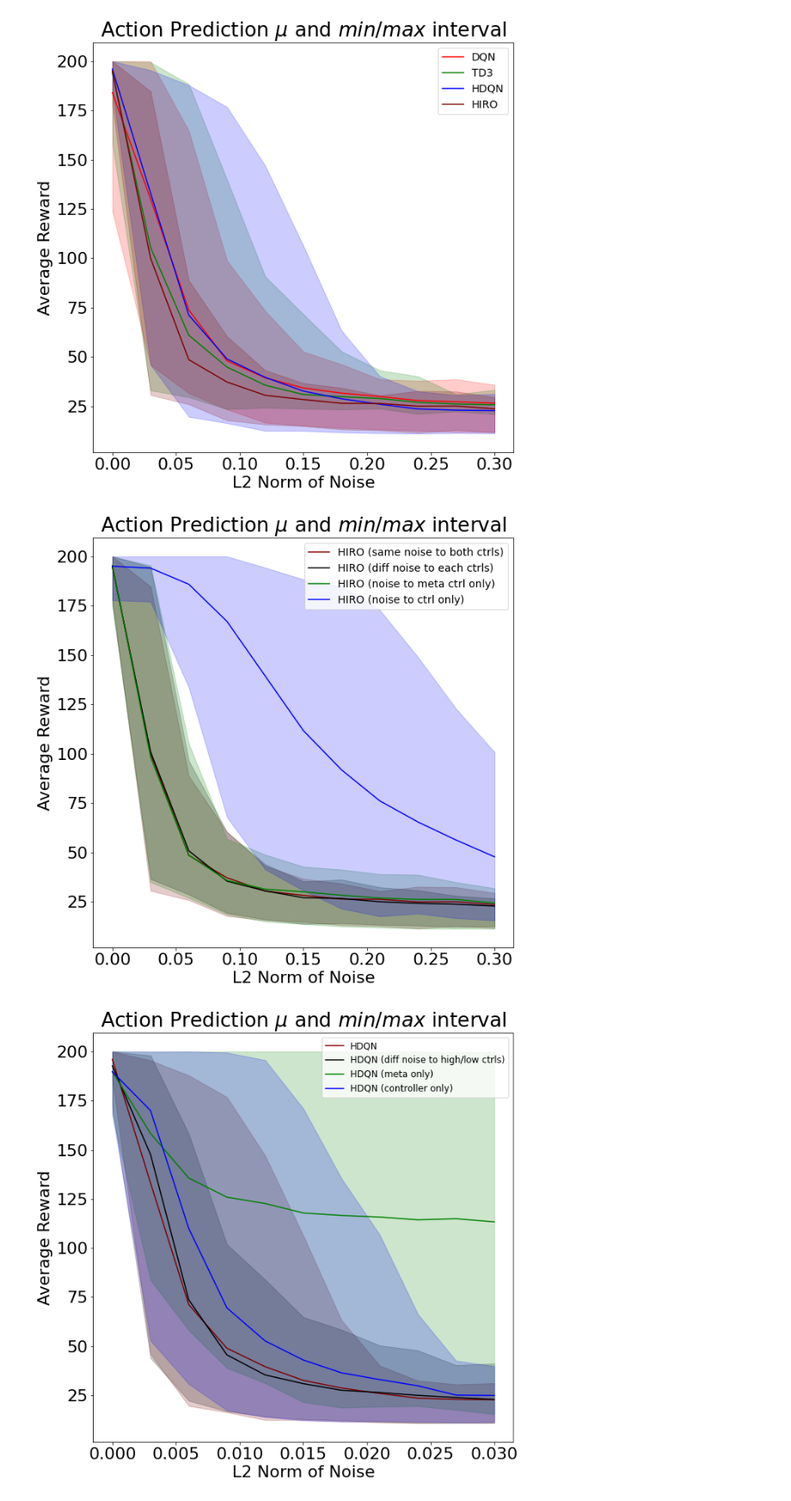
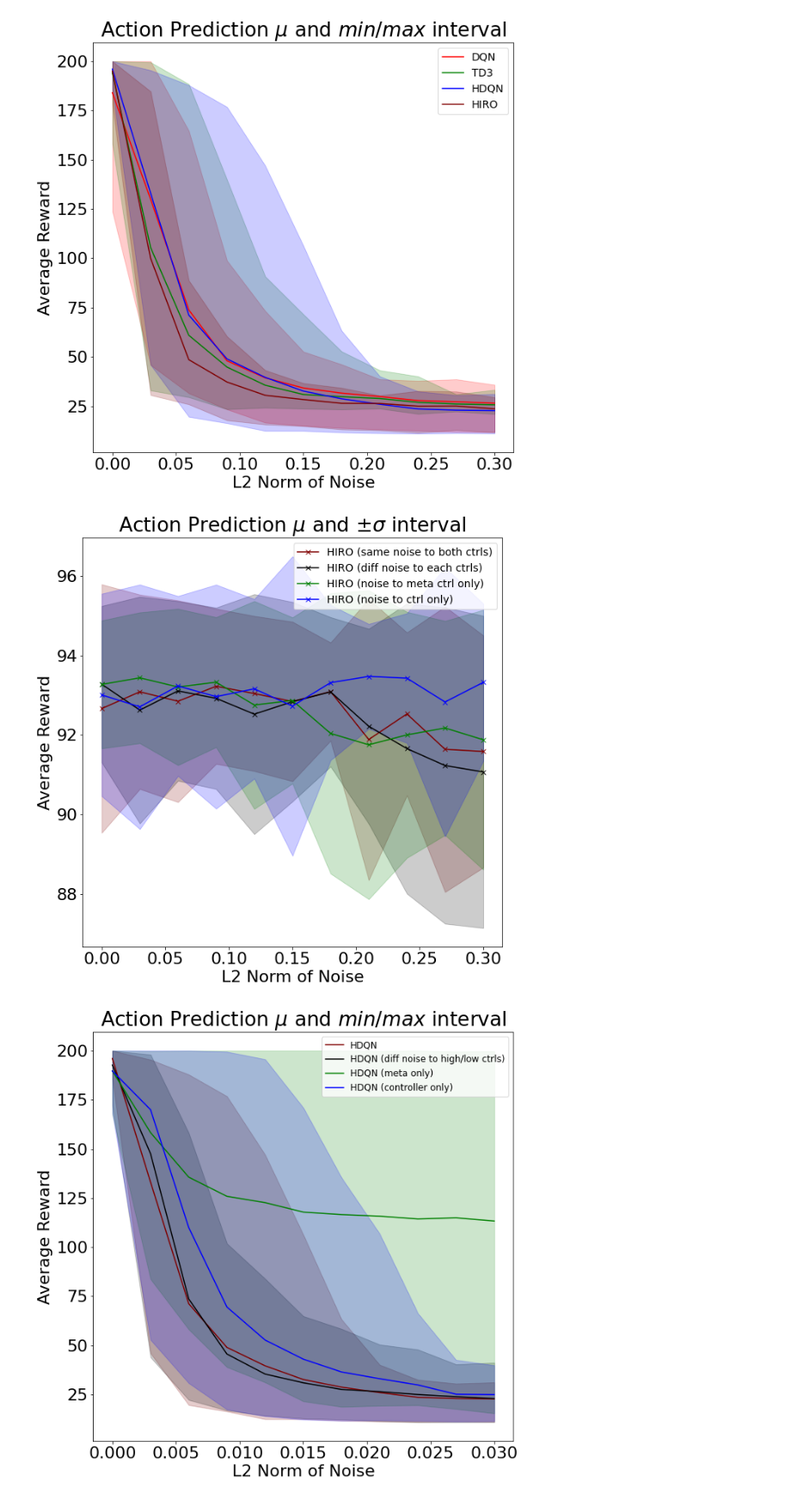
Before and after one commit to Davidobot/adversarial_hrl, a Jupyter notebook: plotting/plotting.ipynb, the cells around one changed output. Shown at 86% size. Drawn from its saved outputs; the diff is of its cells as text; code cells hidden in the pictures.

```diff
--- a/plotting/plotting.ipynb
+++ b/plotting/plotting.ipynb
@@ -55,7 +55,7 @@ def plot_norms(episodes):
         #ys = (ys - y) / y
 
         mu = np.mean(ys, axis=1)
-        plt.plot(x, mu, label=label, color=color)
+        plt.plot(x, mu, label=label, color=color, marker='x')
         stds = np.std(ys, axis = 1)
         #plt.fill_between(x, mu + np.max(ys, axis=1) , mu - np.min(ys, axis=1), alpha=0.2, color=color)
         plt.fill_between(x, mu + stds , mu - stds, alpha=0.2, color=color)
@@ -74,7 +74,7 @@ def plot_fgsm(episode_durations):
         plt.ylabel('Average Reward')
 
         mu = np.mean(ys, axis=1)
-        plt.plot(x, mu, label=kk)
+        plt.plot(x, mu, label=kk, marker='x')
         stds = np.std(ys, axis = 1)
         plt.fill_between(x, mu + stds , mu - stds, alpha=0.2)
 
@@ -99,7 +99,7 @@ def plot_norms_minmax(episodes):
         #ys = (ys - y) / y
 
         mu = np.mean(ys, axis=1)
-        plt.plot(x, mu, label=label, color=color)
+        plt.plot(x, mu, label=label, color=color, marker='x')
         stds = np.std(ys, axis = 1)
         plt.fill_between(x, np.max(ys, axis=1) , np.min(ys, axis=1), alpha=0.2, color=color)
 
@@ -117,7 +117,7 @@ def plot_fgsm_minmax(episode_durations):
         plt.ylabel('Average Reward')
 
         mu = np.mean(ys, axis=1)
-        plt.plot(x, mu, label=kk)
+        plt.plot(x, mu, label=kk, marker='x')
         stds = np.std(ys, axis = 1)
         plt.fill_between(x, np.max(ys, axis=1) , np.min(ys, axis=1), alpha=0.2, color=color)
 
@@ -148,14 +148,14 @@ plot_norms_minmax([\
 [figure]
 # %%
 import json
-plot_norms_minmax([\
-    (json.load(open("absolute_noise/hiro_episodes.json")), "maroon", "HIRO (same noise to both ctrls)"),\
-    (json.load(open("absolute_noise_different/hiro_episodes.json")), "black", "HIRO (diff noise to each ctrls)"),\
-    (json.load(open("absolute_noise_meta_only/hiro_episodes.json")), "green", "HIRO (noise to meta ctrl only)"),\
-    (json.load(open("absolute_noise_ctrl_only/hiro_episodes.json")), "blue", "HIRO (noise to ctrl only)")
+plot_norms([\
+    (json.load(open("car/noise/hiro_episodes.json")), "maroon", "HIRO (same noise to both ctrls)"),\
+    (json.load(open("car/noise_diff/hiro_episodes.json")), "black", "HIRO (diff noise to each ctrls)"),\
+    (json.load(open("car/noise_meta_only/hiro_episodes.json")), "green", "HIRO (noise to meta ctrl only)"),\
+    (json.load(open("car/noise_ctrl_only/hiro_episodes.json")), "blue", "HIRO (noise to ctrl only)")
    ])
 # %% [output]
-[figure, old version]
+[figure, new version]
 # %%
 import json
 plot_norms_minmax([\
```
Also changed, not shown: parts of 8 cells of this notebook, 29 other files.
